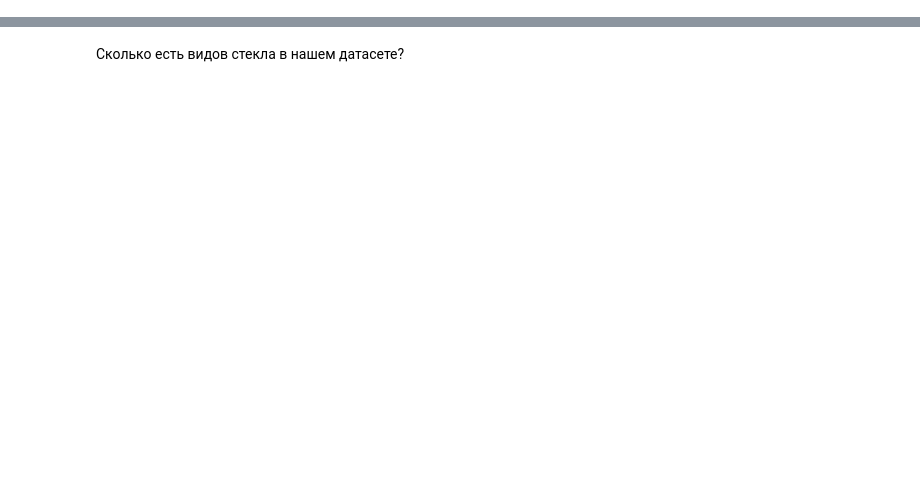
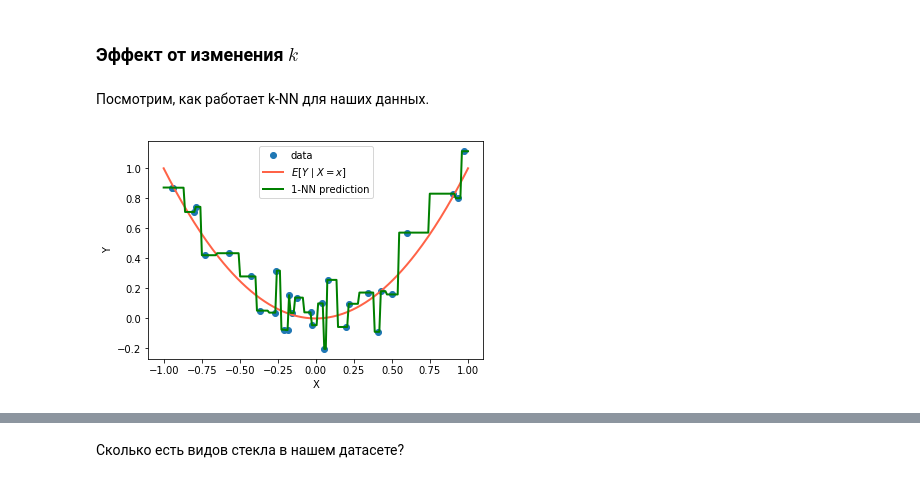
Before and after one commit to ischurov/math-ml-hse-2018, a Jupyter notebook: sem03_knn/sem03_knn.ipynb, the cells around one changed output, grey strips where cells are left out. Saved outputs shown, nothing was run; the diff lists cells and outputs as text; code cells hidden in the pictures; blank space fills up the shorter version.

```diff
--- a/sem03_knn/sem03_knn.ipynb
+++ b/sem03_knn/sem03_knn.ipynb
@@ -58,0 +45,5 @@ KNN входит в число **supervised** алгоритмов или алг
+# %%
+x_train = np.array([[1, 1], [0, 0], [0, 1]])
+x_new = np.array([0, 1])
+np.linalg.norm(x_train - x_new, axis=1)
+np.argsort()
@@ -58,0 +162,17 @@ KNN входит в число **supervised** алгоритмов или алг
+# %% [markdown]
+### Эффект от изменения $k$
+# %% [markdown]
+Посмотрим, как работает k-NN для наших данных.
+# %%
+def plot_kNN(X, Y, k, **kwargs):
+    plt.plot(X[:, 0], Y, 'o', label="data", **kwargs)
+    x_grid = np.linspace(-1, 1, 200)
+    plt.plot(x_grid, f(x_grid), color='tomato', lw=2, label="$E[Y\mid X=x]$")
+    plt.plot(x_grid, [kNN_regression(X, Y, x_new, k) for x_new in x_grid],
+             'g-', label="{}-NN prediction".format(k), lw=2)
+    plt.legend()
+    plt.xlabel("X")
+    plt.ylabel("Y")
+plot_kNN(X, Y, 1)
+# %% [output]
+[figure, added]
```
Also changed, not shown: parts of 77 cells of this notebook.
